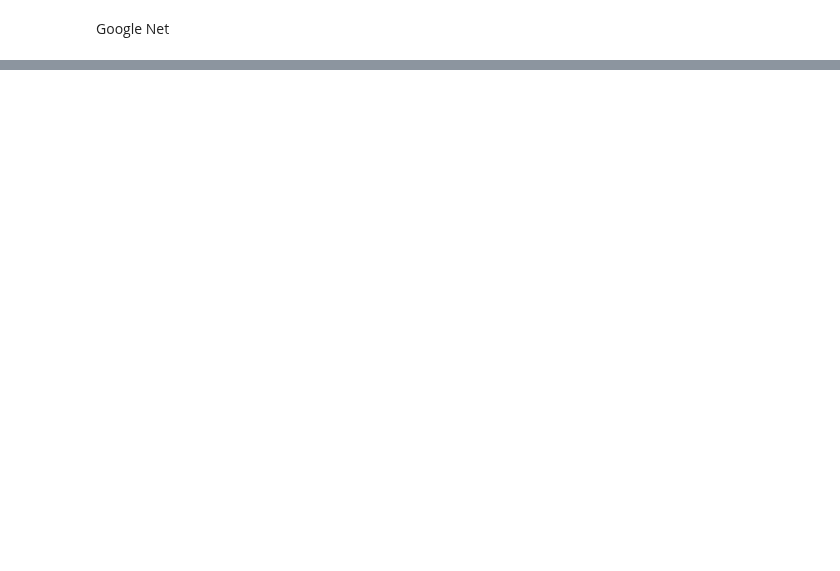
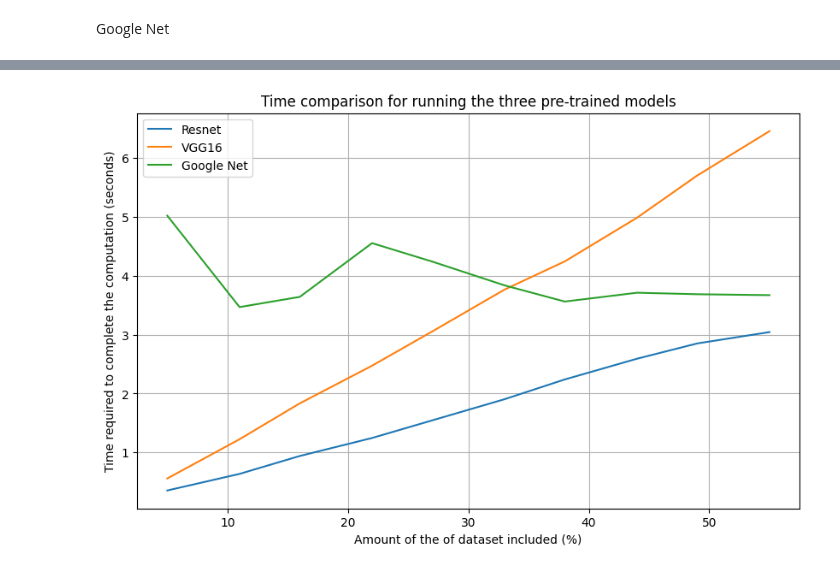
Before and after one commit to fdeloscogna/Python_experiment, a Jupyter notebook: Tesi_Python_NORMAL_dataset.ipynb, the cells around one changed output, grey strips where cells are left out. Drawn from its saved outputs; the diff is of its cells as text; code cells hidden in the pictures; blank space fills up the shorter version.

```diff
--- a/Tesi_Python_NORMAL_dataset.ipynb
+++ b/Tesi_Python_NORMAL_dataset.ipynb
@@ -1318,0 +1342,26 @@ plt.show()
+# %%
+##################################################
+# Plot Learning Curves of the performances
+##################################################
+
+# total loss curves for three models stored in variables
+model_names = ['Resnet', 'VGG16', 'Google Net']
+running_times = []
+
+running_times.append(running_times_pre)
+running_times.append(running_times_vgg)
+running_times.append(running_times_google)
+
+plt.figure(figsize=(10, 6))
+
+for i, running_times in enumerate(running_times):
+    plt.plot(data_sizes, running_times, label=model_names[i])
+
+plt.xlabel('Amount of the of dataset included (%)')
+plt.ylabel('Time required to complete the computation (seconds)')
+plt.title('Time comparison for running the three pre-trained models')
+plt.legend()
+plt.grid(True)
+plt.show()
+# %% [output]
+[figure, added]
```
Also changed, not shown: parts of 11 cells of this notebook.
